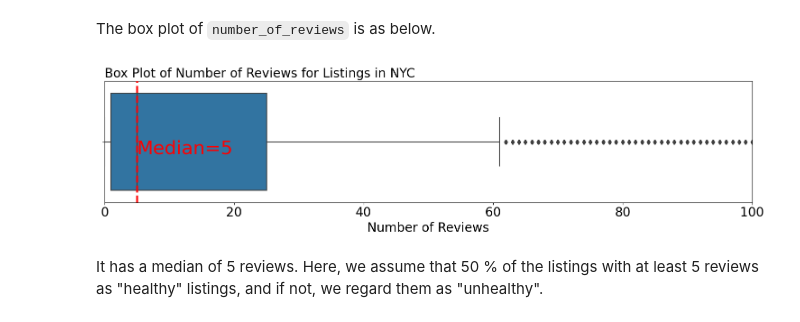
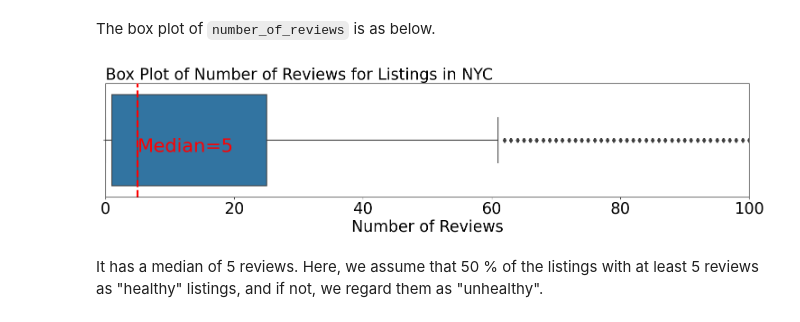
Before and after one commit to harryh5427/AirBnB_Pricing, a Jupyter notebook: 1_FeatureEngineering.ipynb, the cells around one changed output. Saved outputs shown, nothing was run; the diff lists cells and outputs as text; code cells hidden in the pictures.

```diff
--- a/1_FeatureEngineering.ipynb
+++ b/1_FeatureEngineering.ipynb
@@ -1125,18 +1125,18 @@ The box plot of `number_of_reviews` is as below.
 # %%
 plt.figure(figsize=(15, 4))
 nr_quant50 = df['number_of_reviews'].quantile(0.5)
 plt.axvline(nr_quant50, ls='--', c='r', lw=3, zorder=3)
 plt.text(nr_quant50, 0.1, 'Median=' + str(int(nr_quant50)), ha='left', c='r', fontsize=30)
 sns.boxplot(x=df['number_of_reviews'])
 plt.xlim(left=0., right=100.)
-plt.tick_params('x', labelsize=20)
-plt.xlabel('Number of Reviews', fontsize=20)
-plt.title('Box Plot of Number of Reviews for Listings in NYC', fontsize=20, loc='left')
+plt.tick_params('x', labelsize=25)
+plt.xlabel('Number of Reviews', fontsize=25)
+plt.title('Box Plot of Number of Reviews for Listings in NYC', fontsize=25, loc='left')
 plt.tight_layout()
 plt.savefig('figures/box_num_reviews.pdf')
 plt.show()
 # %% [output]
-[figure, old version]
+[figure, new version]
 # %% [markdown]
 It has a median of 5 reviews. Here, we assume that 50 % of the listings with at least 5 reviews as "healthy" listings, and if not, we regard them as "unhealthy".
 # %% [markdown]
```
Also changed, not shown: parts of 3 cells of this notebook, 15 other files.
